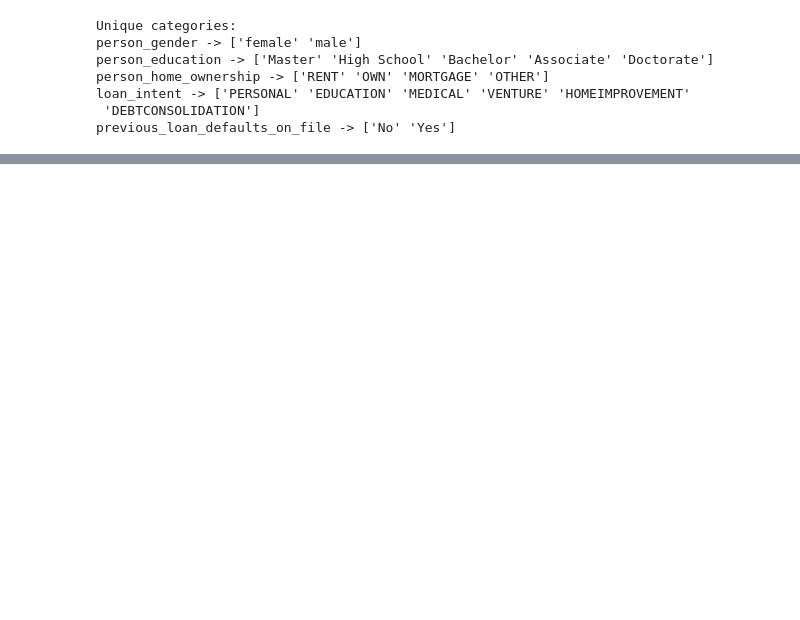
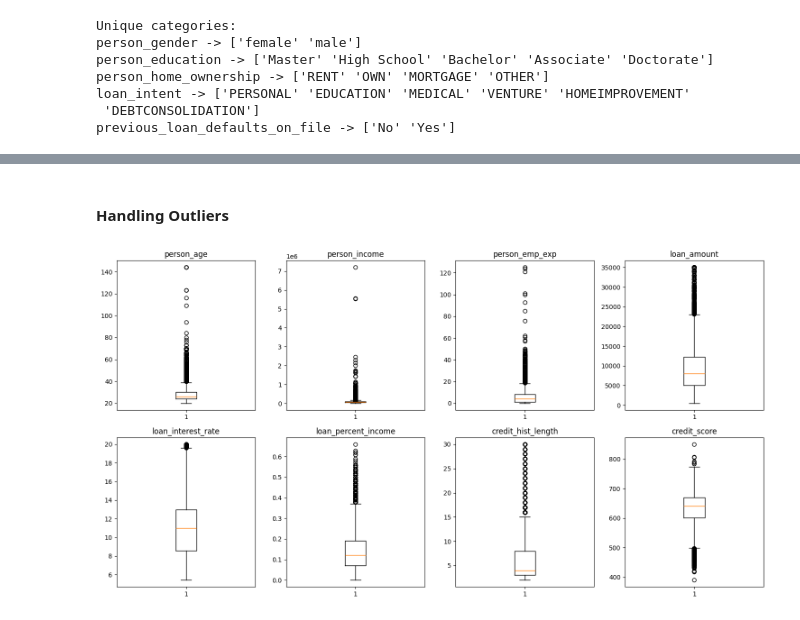
Before and after one commit to rishikeshpaulcode/Loan-Approval-Prediction, a Jupyter notebook: loan-approval-prediction-notebook.ipynb, the cells around one changed output, grey strips where cells are left out. Cells and saved outputs as stored; diff of their text form; code cells hidden in the pictures; blank space fills up the shorter version.

Commit message:
handle outliers

```diff
--- a/loan-approval-prediction-notebook.ipynb
+++ b/loan-approval-prediction-notebook.ipynb
@@ -106,0 +113,11 @@ df_num.describe(percentiles=[0.1, 0.25, 0.5, 0.75, 0.9])
+# %%
+# convert datatypes
+df['person_age'] = df['person_age'].astype(np.int64)
+# %%
+# rename required columns
+df.rename(columns={
+    'loan_amnt': 'loan_amount',
+    'loan_int_rate': 'loan_interest_rate',
+    'cb_person_cred_hist_length': 'credit_hist_length',
+    'previous_loan_defaults_on_file': 'prev_loan_defaults'
+}, inplace=True)
@@ -106,0 +133,18 @@ df_num.describe(percentiles=[0.1, 0.25, 0.5, 0.75, 0.9])
+# %% [markdown]
+#### **Handling Outliers**
+# %%
+# select numerical features
+df_num = df.select_dtypes(['int64', 'float64']).drop('loan_status', axis=1)
+# %%
+# check for outliers using boxplot
+fig, ax = plt.subplots(2, 4, figsize=(15, 8))
+
+for i, col in enumerate(df_num.columns, start=1):
+    plt.subplot(2, 4, i)
+    plt.boxplot(df_num[col])
+    plt.title(col)
+
+plt.tight_layout()
+plt.show()
+# %% [output]
+[figure, added]
```
Also changed, not shown: parts of 4 cells of this notebook.
